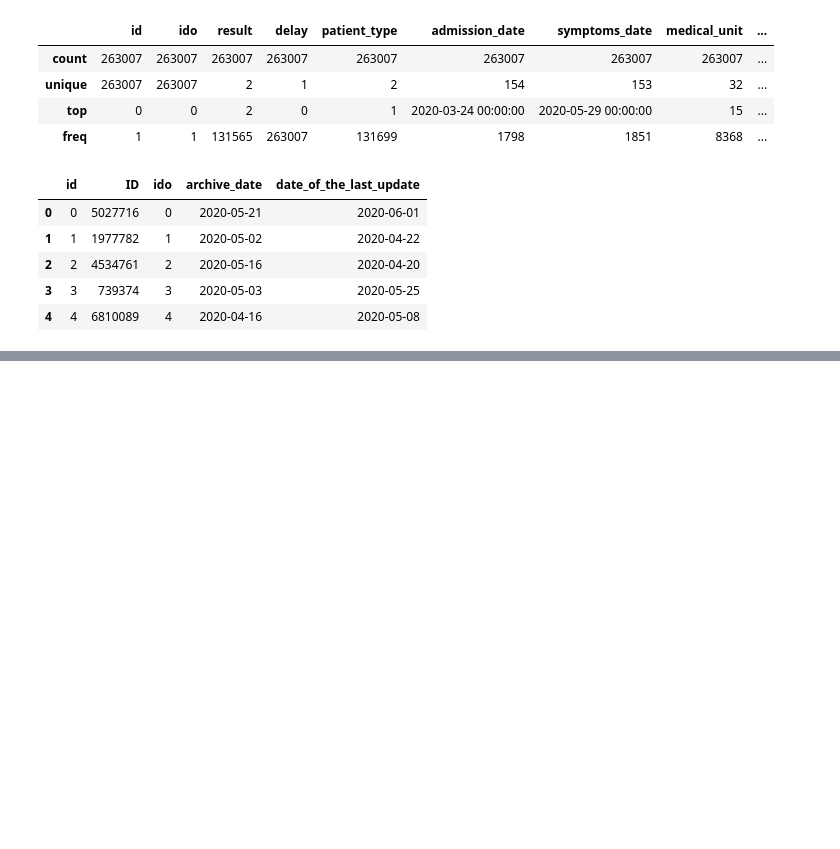
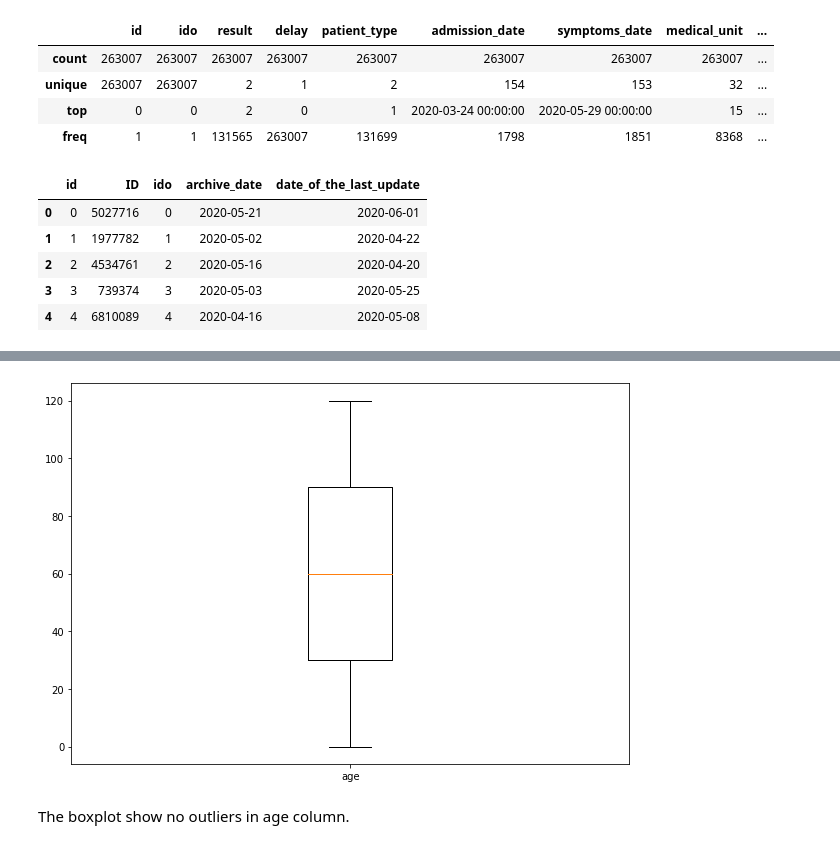
Before and after one commit to lindaperez/20_bk_AI_Covid19-Risk, a Jupyter notebook: ExploringTheDATA.ipynb, the cells around one changed output, grey strips where cells are left out. Cells and saved outputs as stored; diff of their text form; code cells hidden in the pictures; blank space fills up the shorter version.

Commit message:
Check for outliers

```diff
--- a/ExploringTheDATA.ipynb
+++ b/ExploringTheDATA.ipynb
@@ -181,0 +210,13 @@ dtype: int64
+# %%
+# creating box-plot to check for outliers in age
+fig = plt.figure(figsize =(10, 7))
+
+# Creating plot
+plt.boxplot(demo_data_df['age'], labels=['age'])
+
+# show plot
+plt.show()
+# %% [output]
+[figure, added]
+# %% [markdown]
+The boxplot show no outliers in age column.
```
Also changed, not shown: parts of 10 cells of this notebook.
